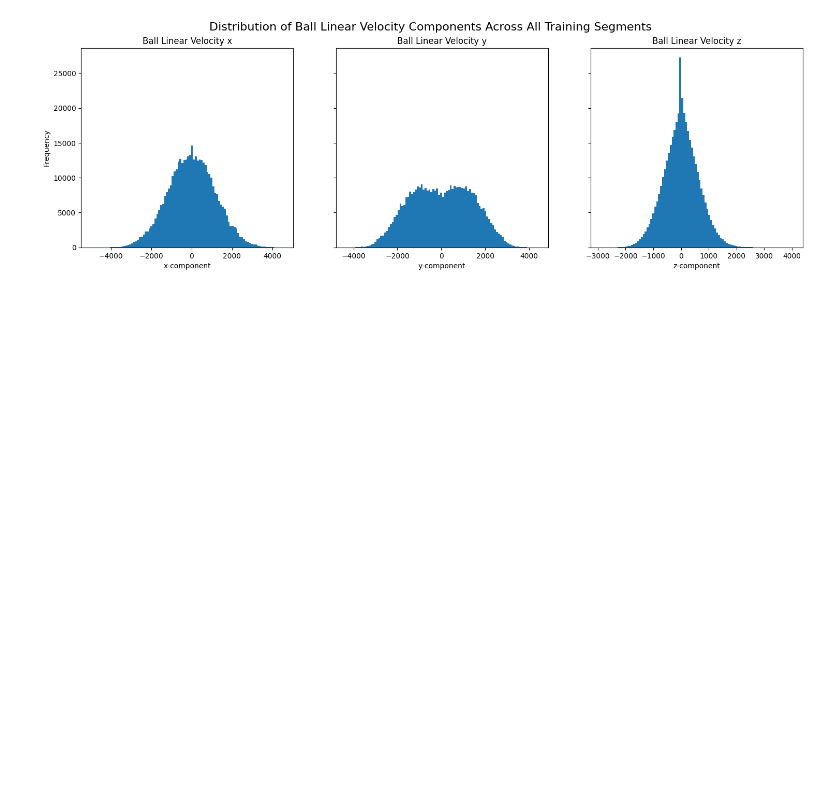
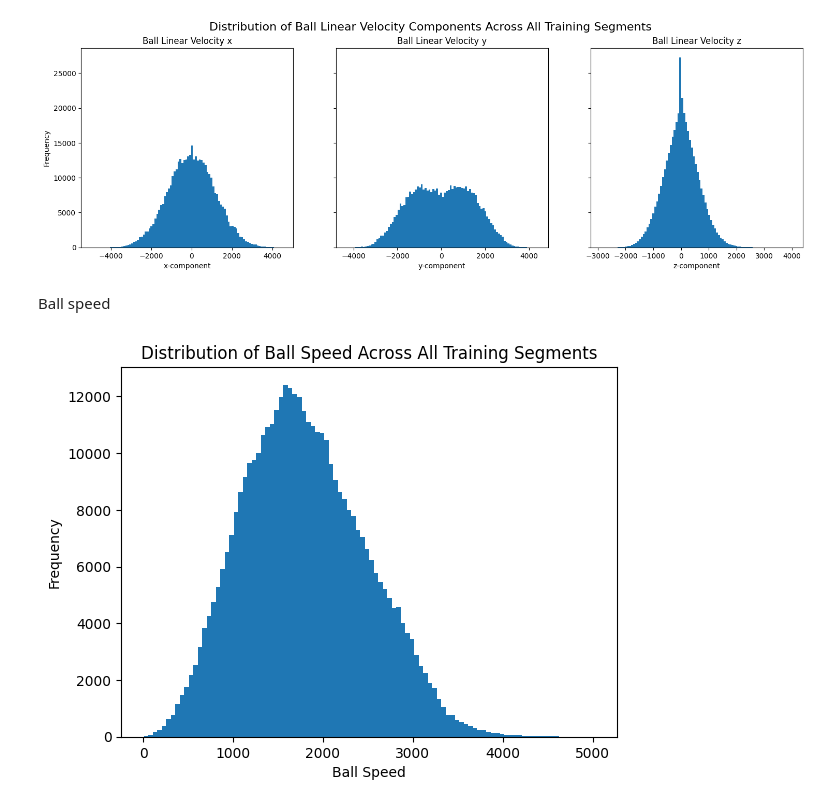
Before and after one commit to darmendariz/impulse, a Jupyter notebook: impulse/notebooks/eda/segments/01_initial.ipynb, the cells around one changed output. Drawn from its saved outputs; the diff is of its cells as text; code cells hidden in the pictures; blank space fills up the shorter version.

```diff
--- a/impulse/notebooks/eda/segments/01_initial.ipynb
+++ b/impulse/notebooks/eda/segments/01_initial.ipynb
@@ -195,3 +199,15 @@ fig.suptitle('Distribution of Ball Linear Velocity Components Across All Trainin
 plt.show()
 # %% [output]
 [figure]
+# %% [markdown]
+Ball speed
+# %%
+ball_speed_all_segments = np.linalg.norm(ball_linvel_all_segments.values, axis=1)
+
+plt.hist(ball_speed_all_segments, bins=100)
+plt.xlabel('Ball Speed')
+plt.ylabel('Frequency')
+plt.title('Distribution of Ball Speed Across All Training Segments')
+plt.show()
+# %% [output]
+[figure, added]
```
Also changed, not shown: parts of 8 cells of this notebook.
